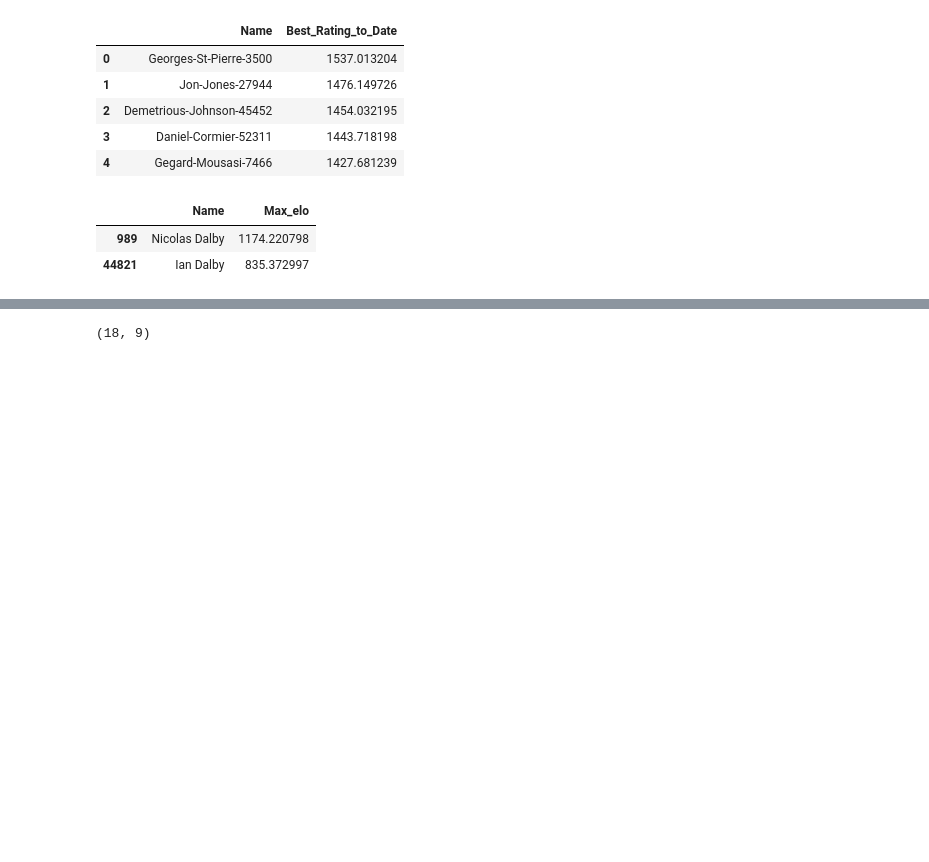
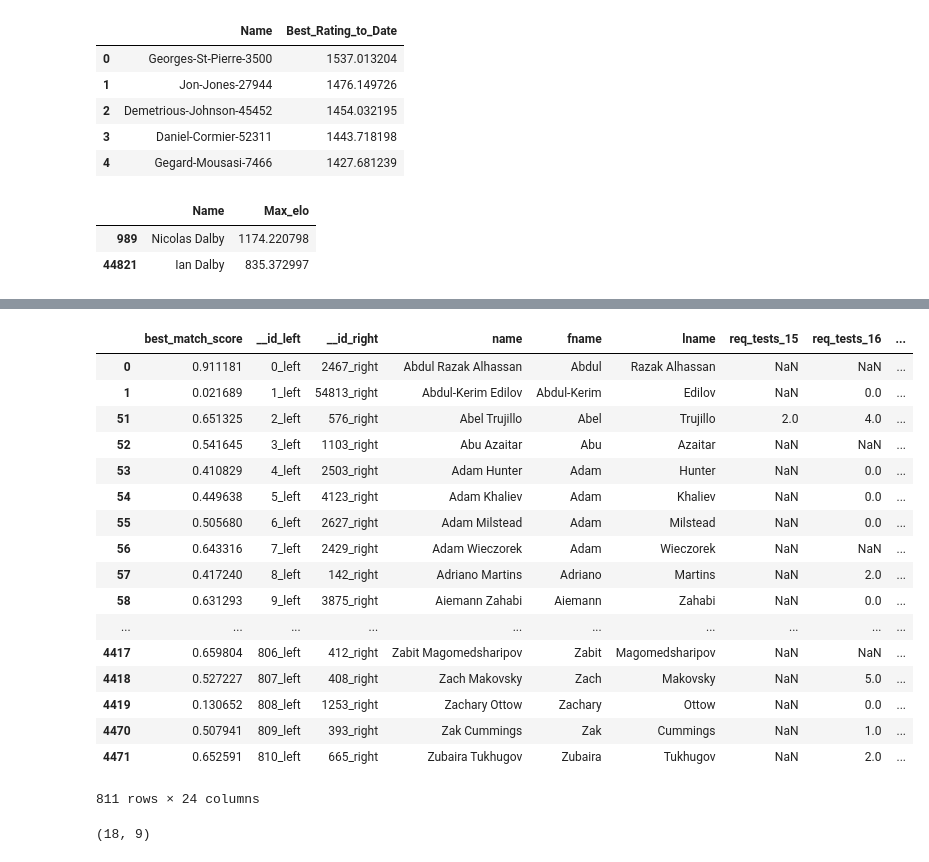
Before and after one commit to Hmamin/usada, a Jupyter notebook: usada_fixed.ipynb, the cells around one changed output, grey strips where cells are left out. Drawn from its saved outputs; the diff is of its cells as text; code cells hidden in the pictures; blank space fills up the shorter version.

Commit message:
fuzzymatch and test switching git accounts

```diff
--- a/usada_fixed.ipynb
+++ b/usada_fixed.ipynb
@@ -1081,3 +1093,24 @@ elo = elo.sort_values('Max_elo', ascending=False).drop_duplicates('Name', keep='
+# %%
+fuzzymatcher.fuzzy_left_join(mma_spread, elo, 'name', 'Name')
+# %% [output]
+|  | best_match_score | __id_left | __id_right | name | fname | lname | req_tests_15 | req_tests_16 | ... |
+| 0 | 0.911181 | 0_left | 2467_right | Abdul Razak Alhassan | Abdul | Razak Alhassan | NaN | NaN | ... |
+| 1 | 0.021689 | 1_left | 54813_right | Abdul-Kerim Edilov | Abdul-Kerim | Edilov | NaN | 0.0 | ... |
+| 51 | 0.651325 | 2_left | 576_right | Abel Trujillo | Abel | Trujillo | 2.0 | 4.0 | ... |
+| 52 | 0.541645 | 3_left | 1103_right | Abu Azaitar | Abu | Azaitar | NaN | NaN | ... |
+| 53 | 0.410829 | 4_left | 2503_right | Adam Hunter | Adam | Hunter | NaN | 0.0 | ... |
+| 54 | 0.449638 | 5_left | 4123_right | Adam Khaliev | Adam | Khaliev | NaN | 0.0 | ... |
+| 55 | 0.505680 | 6_left | 2627_right | Adam Milstead | Adam | Milstead | NaN | 0.0 | ... |
+| 56 | 0.643316 | 7_left | 2429_right | Adam Wieczorek | Adam | Wieczorek | NaN | NaN | ... |
+| 57 | 0.417240 | 8_left | 142_right | Adriano Martins | Adriano | Martins | NaN | 2.0 | ... |
+| 58 | 0.631293 | 9_left | 3875_right | Aiemann Zahabi | Aiemann | Zahabi | NaN | 0.0 | ... |
+| ... | ... | ... | ... | ... | ... | ... | ... | ... | ... |
+| 4417 | 0.659804 | 806_left | 412_right | Zabit Magomedsharipov | Zabit | Magomedsharipov | NaN | NaN | ... |
+| 4418 | 0.527227 | 807_left | 408_right | Zach Makovsky | Zach | Makovsky | NaN | 5.0 | ... |
+| 4419 | 0.130652 | 808_left | 1253_right | Zachary Ottow | Zachary | Ottow | NaN | 0.0 | ... |
+| 4470 | 0.507941 | 809_left | 393_right | Zak Cummings | Zak | Cummings | NaN | 1.0 | ... |
+| 4471 | 0.652591 | 810_left | 665_right | Zubaira Tukhugov | Zubaira | Tukhugov | NaN | 2.0 | ... |
+811 rows × 24 columns
 # %%
 mma.loc[mma.fname.str.contains('-')].shape
 # %% [output]
```
Also changed, not shown: parts of 5 cells of this notebook, 1 other file.
